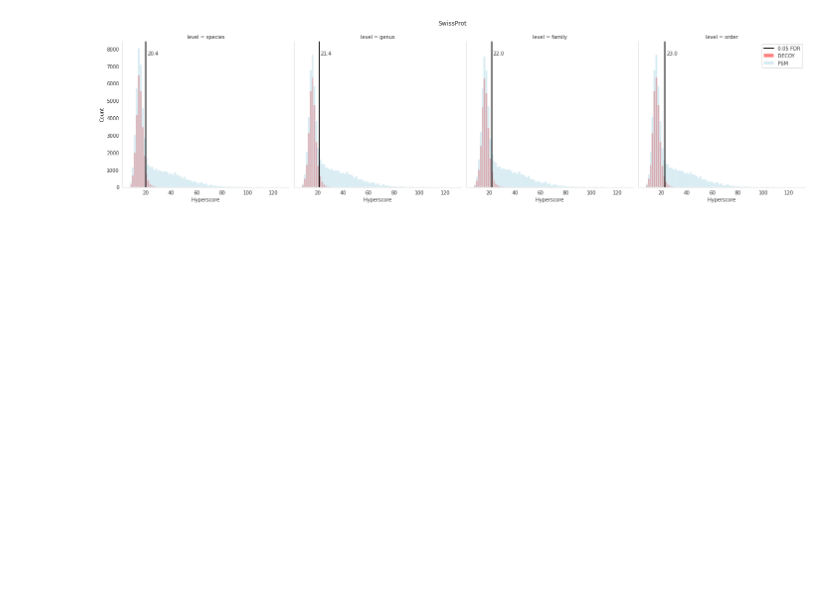
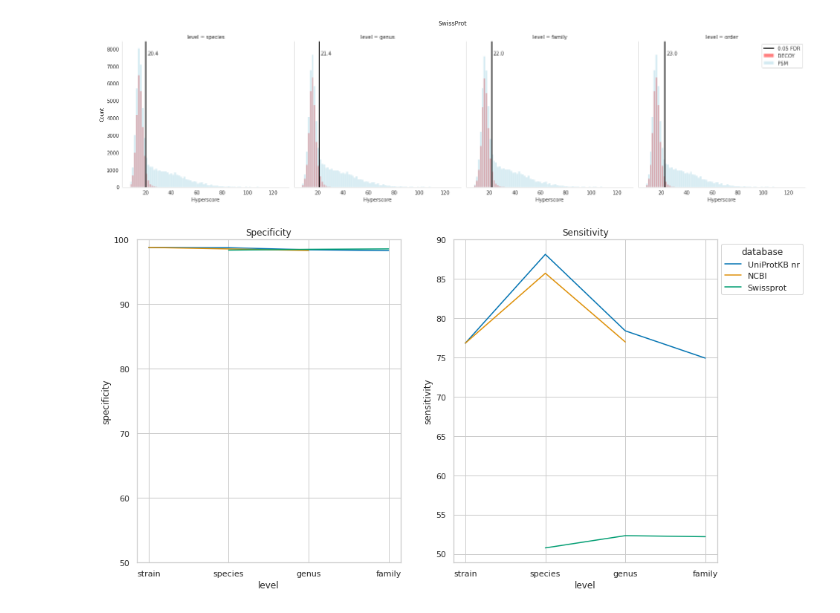
Before and after one commit to jschmacht/xtandem_result_analyzer, a Jupyter notebook: create_plots_final.ipynb, the cells around one changed output. Cells and saved outputs as stored; diff of their text form; code cells hidden in the pictures; blank space fills up the shorter version.

```diff
--- a/create_plots_final.ipynb
+++ b/create_plots_final.ipynb
@@ -530,20 +525,40 @@ print('number of spectra identified in kleiner but not in uniprot species result
 # %%
 # sensitivity and specificity plot
 
 column_names = ['database', 'level', 'specificity', 'sensitivity']
-rows =[['uniprot_nr', 'species',98.76290187169737, 88.12102458311844 ], ['uniprot_nr', 'genus', 98.432606, 78.391253], ['uniprot_nr', 'family', 98.305966, 74.921506 ],
-      ['ncbi_nr', 'species', 98.562885, 85.726948 ], ['ncbi_nr', 'genus', 98.320025, 76.974026],
-      ['swissprot', 'species', 97.838305, 50.595859 ], ['swissprot', 'genus', 98.001373, 51.592057], ['swissprot', 'family', 97.848361, 50.350655]]
+rows =[['uniprot_nr', 'strain', read_specificity(dict_databases_to_size_and_result_file['uniprot_subspecies'][1]),
+        read_sensitivity(dict_databases_to_size_and_result_file['uniprot_subspecies'][1])],
+    ['uniprot_nr', 'species', read_specificity(dict_databases_to_size_and_result_file['uniprot_species_nr'][1]),
+        read_sensitivity(dict_databases_to_size_and_result_file['uniprot_species_nr'][1])],
+       ['uniprot_nr', 'genus', read_specificity(dict_databases_to_size_and_result_file['uniprot_genus_nr'][1]),
+        read_sensitivity(dict_databases_to_size_and_result_file['uniprot_genus_nr'][1])],
+       ['uniprot_nr', 'family', read_specificity(dict_databases_to_size_and_result_file['uniprot_family_nr'][1]),
+        read_sensitivity(dict_databases_to_size_and_result_file['uniprot_family_nr'][1])],
+       ['ncbi_nr', 'strain', read_specificity(dict_databases_to_size_and_result_file['ncbi_subspecies'][1]),
+        read_sensitivity(dict_databases_to_size_and_result_file['ncbi_subspecies'][1])],
+      ['ncbi_nr', 'species', read_specificity(dict_databases_to_size_and_result_file['ncbi_species'][1]),
+        read_sensitivity(dict_databases_to_size_and_result_file['ncbi_species'][1])],
+       ['ncbi_nr', 'genus', read_specificity(dict_databases_to_size_and_result_file['ncbi_genus'][1]),
+        read_sensitivity(dict_databases_to_size_and_result_file['ncbi_genus'][1])],
+      ['swissprot', 'species', read_specificity(dict_databases_to_size_and_result_file['swissprot_species'][1]),
+        read_sensitivity(dict_databases_to_size_and_result_file['swissprot_species'][1]) ],
+       ['swissprot', 'genus', read_specificity(dict_databases_to_size_and_result_file['swissprot_genus'][1]),
+        read_sensitivity(dict_databases_to_size_and_result_file['swissprot_genus'][1]) ],
+       ['swissprot', 'family', read_specificity(dict_databases_to_size_and_result_file['swissprot_family'][1]),
+        read_sensitivity(dict_databases_to_size_and_result_file['swissprot_family'][1]) ]]
 df_spe_sens = pd.DataFrame(rows,columns=column_names)
 df_spe = df_spe_sens[['database', 'level', 'specificity']]
 df_sen = df_spe_sens[['database', 'level', 'sensitivity']]
 
 sns.set_theme(style="whitegrid")
 fig, axes = plt.subplots(1, 2, figsize=(14, 8))
 sns.lineplot(ax=axes[0], data=df_spe, x="level", y="specificity", hue='database', palette=sns.color_palette("colorblind")[0:3], legend=False)
 axes[0].set_title('Specificity')
+axes[0].set(ylim=(50, 100))
 sns.lineplot(ax=axes[1], data=df_sen, x="level", y="sensitivity", hue='database',  palette=sns.color_palette("colorblind")[0:3], legend=False)
 axes[1].set_title('Sensitivity')
 
-plt.legend(title='database', bbox_to_anchor=(1, 1), loc=2, labels=['uniprot_nr','ncbi_nr', 'swissprot'])
+plt.legend(title='database', bbox_to_anchor=(1, 1), loc=2, labels=['UniProtKB nr','NCBI', 'Swissprot'])
 plt.savefig("/home/jules/Documents/Tax2Proteome/benchmarking/plots/sens_spec.svg", format='svg')
+# %% [output]
+[figure, added]
```
Also changed, not shown: parts of 20 cells of this notebook, 7 other files.
